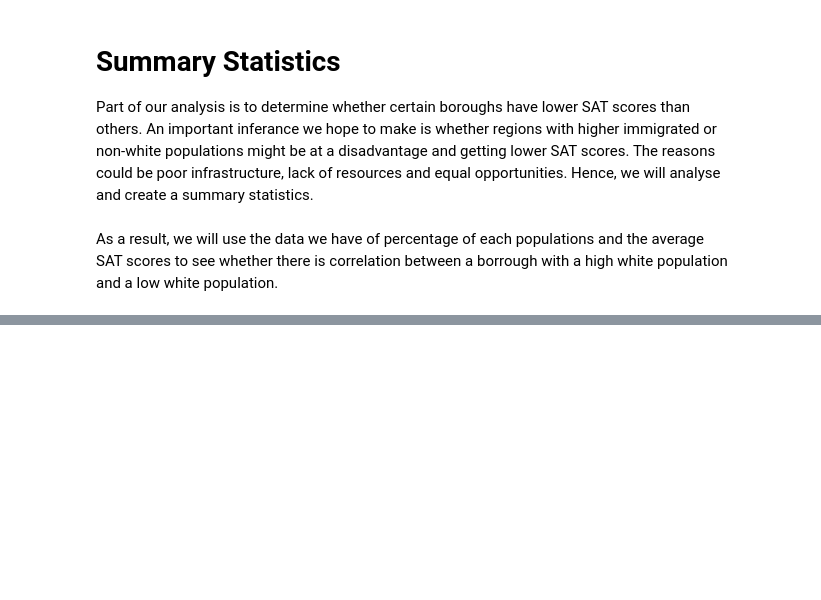
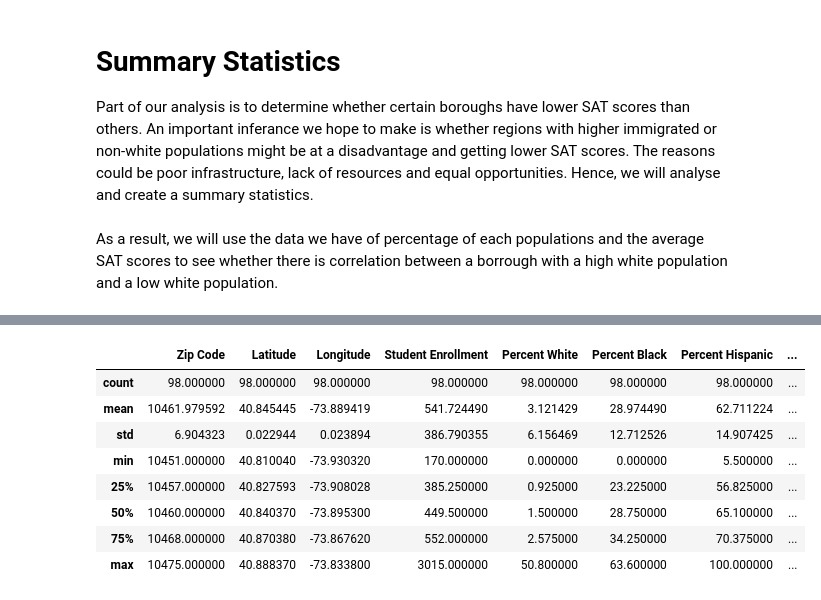
Before and after one commit to ECO225W2022/ECO225-arhammalik1, a Jupyter notebook: Project 1.ipynb, the cells around one changed output, grey strips where cells are left out. Saved outputs shown, nothing was run; the diff lists cells and outputs as text; code cells hidden in the pictures; blank space fills up the shorter version.

```diff
--- a/Project 1.ipynb
+++ b/Project 1.ipynb
@@ -135,0 +141,14 @@ Name: Borough, Length: 374, dtype: object
+# %%
+Bronx_SAT = ['Bronx']
+df_bronx = df2[df2['Borough'].isin(Bronx_SAT)]
+df_bronx.describe()
+# %% [output]
+|  | Zip Code | Latitude | Longitude | Student Enrollment | Percent White | Percent Black | Percent Hispanic | ... |
+| count | 98.000000 | 98.000000 | 98.000000 | 98.000000 | 98.000000 | 98.000000 | 98.000000 | ... |
+| mean | 10461.979592 | 40.845445 | -73.889419 | 541.724490 | 3.121429 | 28.974490 | 62.711224 | ... |
+| std | 6.904323 | 0.022944 | 0.023894 | 386.790355 | 6.156469 | 12.712526 | 14.907425 | ... |
+| min | 10451.000000 | 40.810040 | -73.930320 | 170.000000 | 0.000000 | 0.000000 | 5.500000 | ... |
+| 25% | 10457.000000 | 40.827593 | -73.908028 | 385.250000 | 0.925000 | 23.225000 | 56.825000 | ... |
+| 50% | 10460.000000 | 40.840370 | -73.895300 | 449.500000 | 1.500000 | 28.750000 | 65.100000 | ... |
+| 75% | 10468.000000 | 40.870380 | -73.867620 | 552.000000 | 2.575000 | 34.250000 | 70.375000 | ... |
+| max | 10475.000000 | 40.888370 | -73.833800 | 3015.000000 | 50.800000 | 63.600000 | 100.000000 | ... |
```
Also changed, not shown: parts of 10 cells of this notebook.
